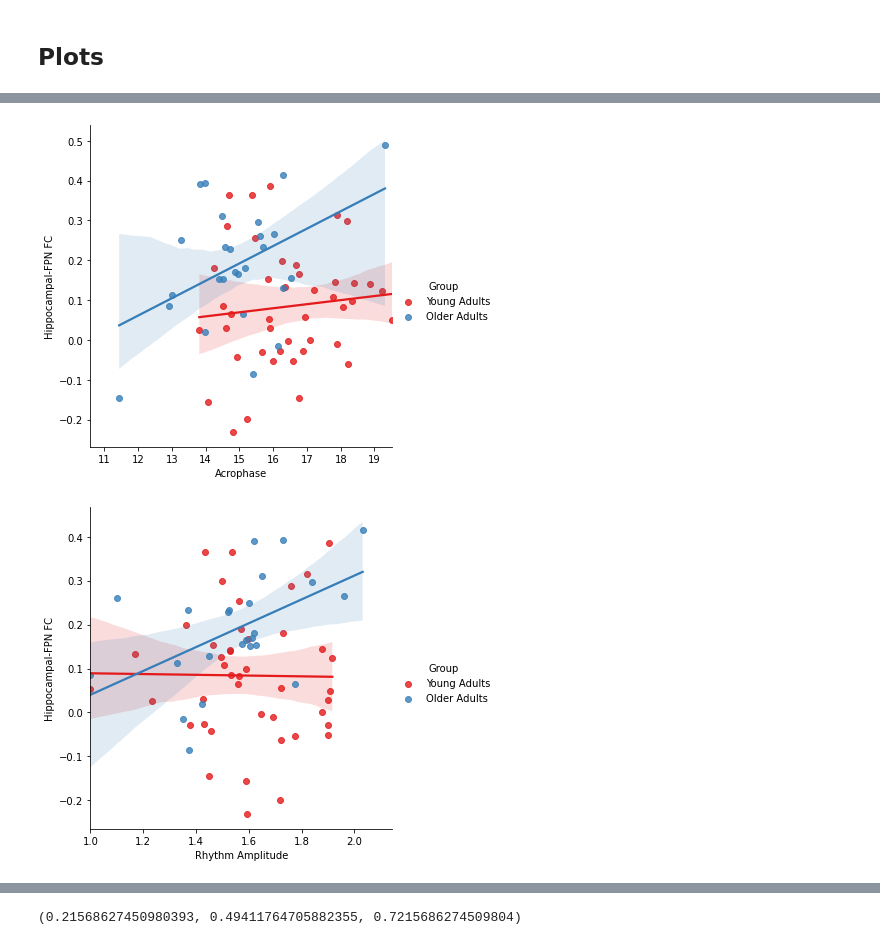
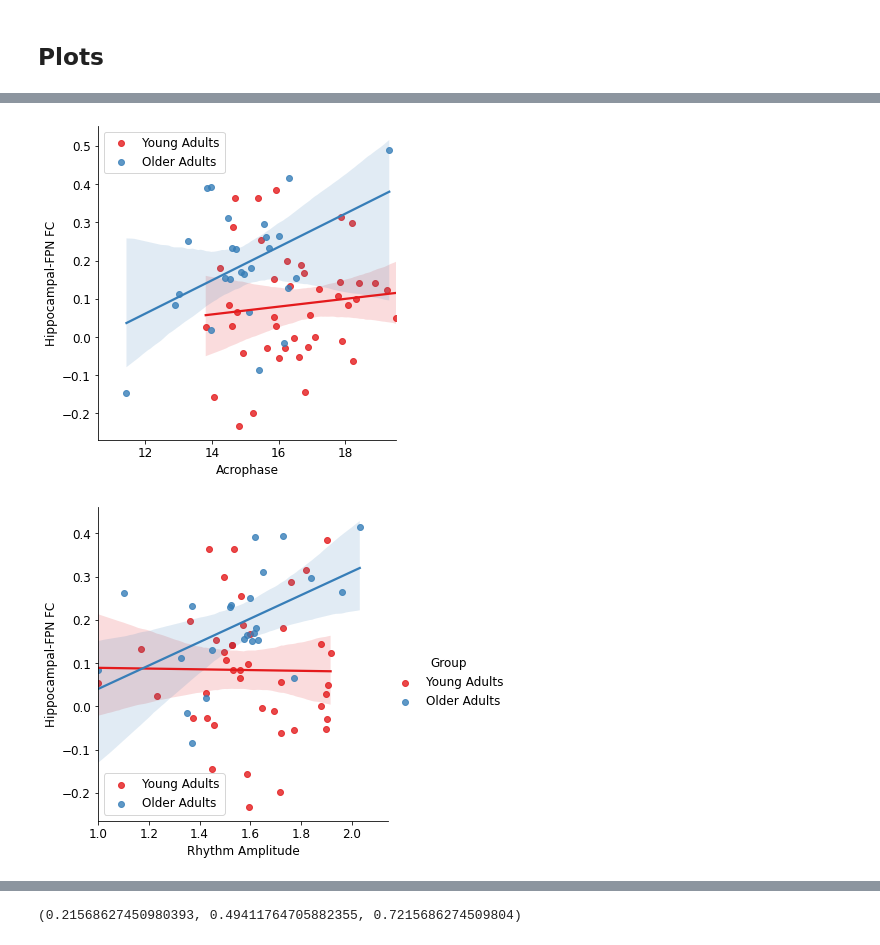
Before and after one commit to mcmahonmc/dissertation, a Jupyter notebook: Statistics.ipynb, the cells around one changed output, grey strips where cells are left out. Drawn from its saved outputs; the diff is of its cells as text; code cells hidden in the pictures.

```diff
--- a/Statistics.ipynb
+++ b/Statistics.ipynb
@@ -1749,6 +1752,8 @@ Notes:
 [1] Standard Errors assume that the covariance matrix of the errors is correctly specified.
 # %% [markdown]
 ## Plots
+# %%
+plt.rcParams.update({'font.size': 12})
 # %%
 sns.lmplot(data=df, x='actamp', y='dmn_fc',
              scatter_kws={'color': 'black'}, line_kws={'color': 'black'})
@@ -1772,13 +1792,15 @@ plt.savefig('./results/hcfpnfc_acc.png', dpi=300)
 # %%
-sns.lmplot(data=df, x='actphi', y='hc_fpn_fc', hue='Group')
+sns.lmplot(data=df, x='actphi', y='hc_fpn_fc', hue='Group', legend=False)
 plt.xlabel('Acrophase'); plt.ylabel('Hippocampal-FPN FC')
-plt.savefig('./results/phi_hcfpnfc.png', dpi=300)
+plt.legend(loc='upper left')
+plt.savefig('./results/phi_hcfpnfc.png', dpi=300, bbox_inches='tight')
 # %% [output]
-[figure, old version]
+[figure, new version]
 # %%
 sns.lmplot(data=df, x='actamp', y='hc_fpn_fc', hue='Group')
 plt.xlabel('Rhythm Amplitude'); plt.ylabel('Hippocampal-FPN FC')
-plt.savefig('./results/amp_hcfpnfc.png', dpi=300)
+plt.legend(loc='lower left')
+plt.savefig('./results/amp_hcfpnfc.png', dpi=300, bbox_inches='tight')
 # %% [output]
-[figure, old version]
+[figure, new version]
 # %%
```
Also changed, not shown: parts of 22 cells of this notebook, 15 other files.
